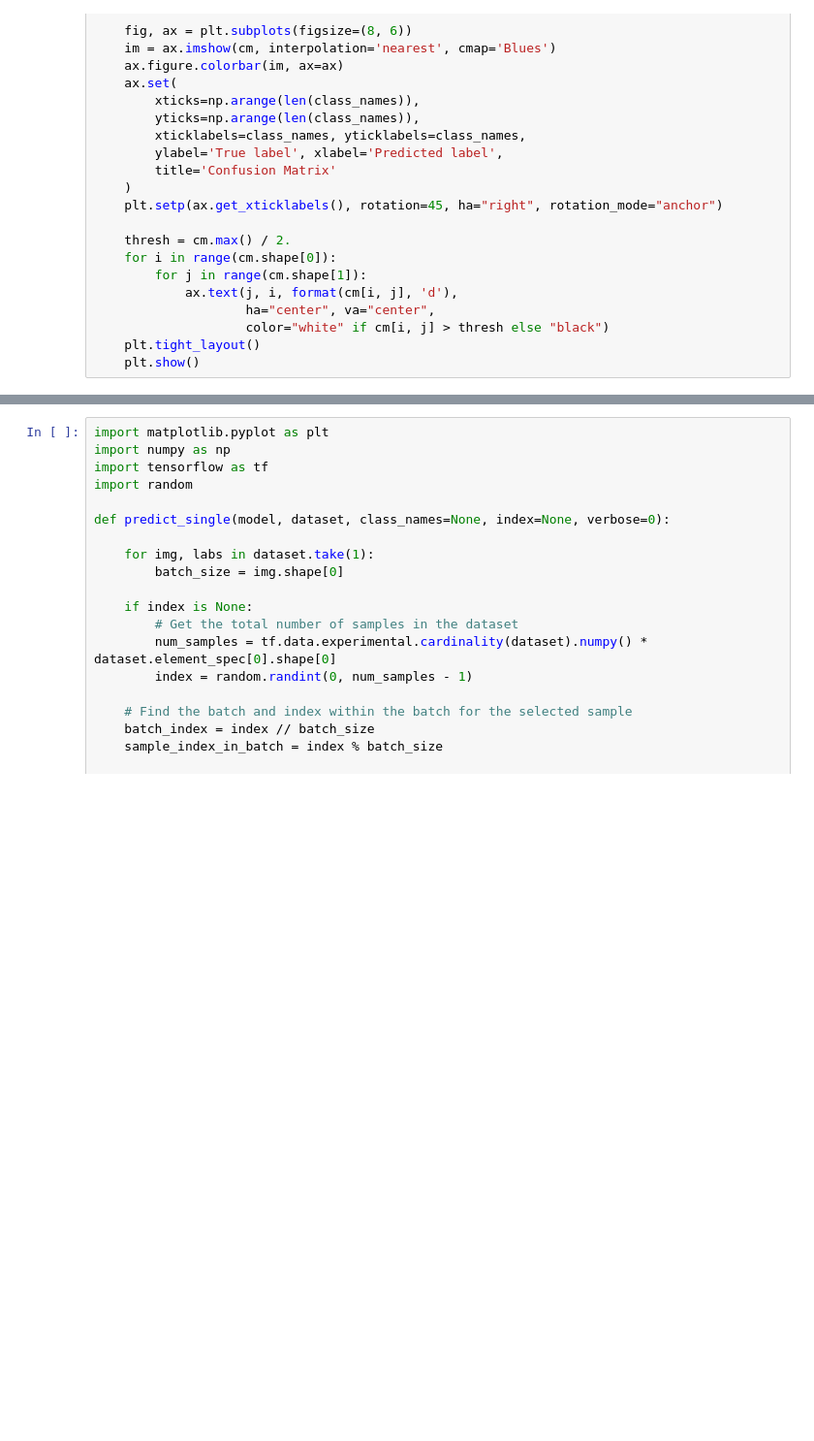
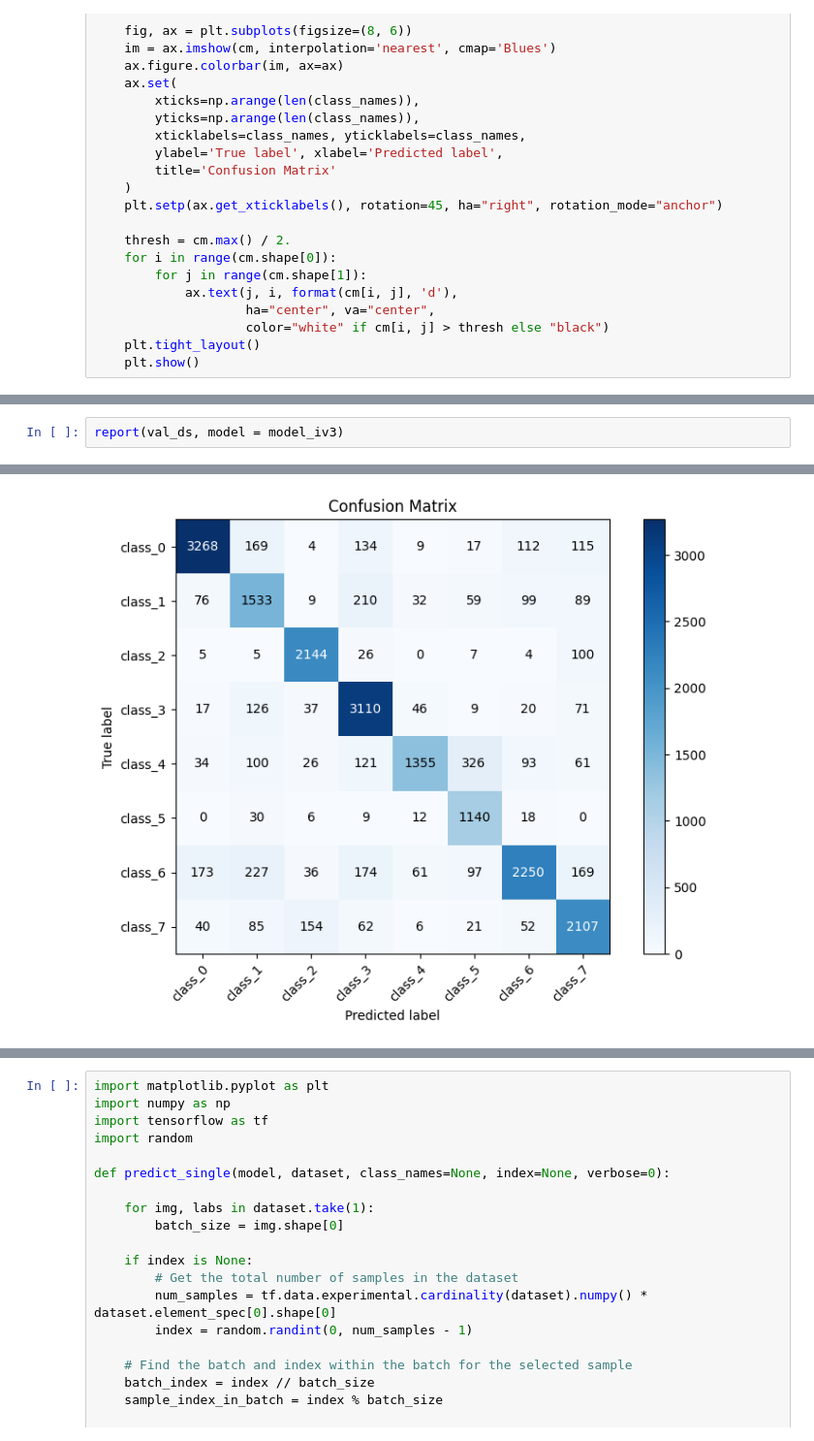
Before and after one commit to haiiro1/Capstone, a Jupyter notebook: Models/Red Neuronal Test.ipynb, the cells around one changed output, grey strips where cells are left out. Shown at 97% size. Saved outputs shown, nothing was run; the diff lists cells and outputs as text; blank space fills up the shorter version.

```diff
--- a/Models/Red Neuronal Test.ipynb
+++ b/Models/Red Neuronal Test.ipynb
@@ -413,0 +485,3 @@ report(val_ds, model = model_mnv2)
+# %%
+report(val_ds, model = model_iv3)
+# %% [output]
@@ -414,3 +505,4 @@ report(val_ds, model = model_mnv2)
+[figure, added]
 # %%
 for images, labels in test_ds.take(1):
     print(f"Batch size: {images.shape}")
```
Also changed, not shown: parts of 20 cells of this notebook, 4 other files.
